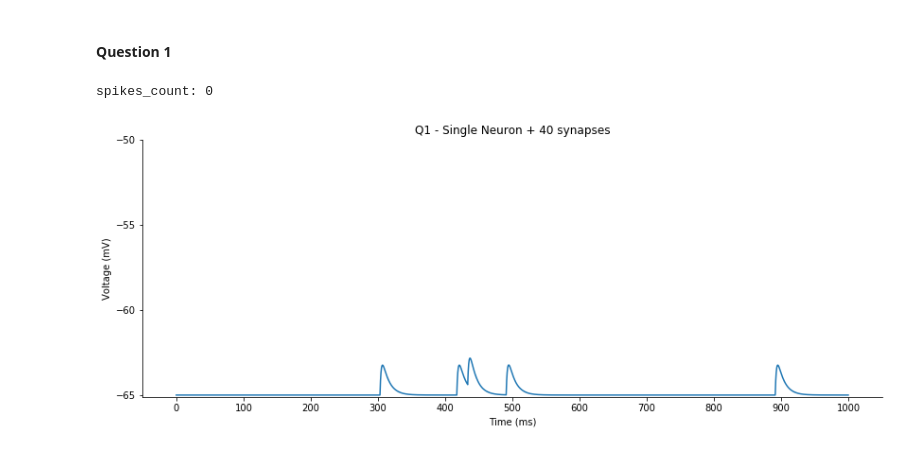
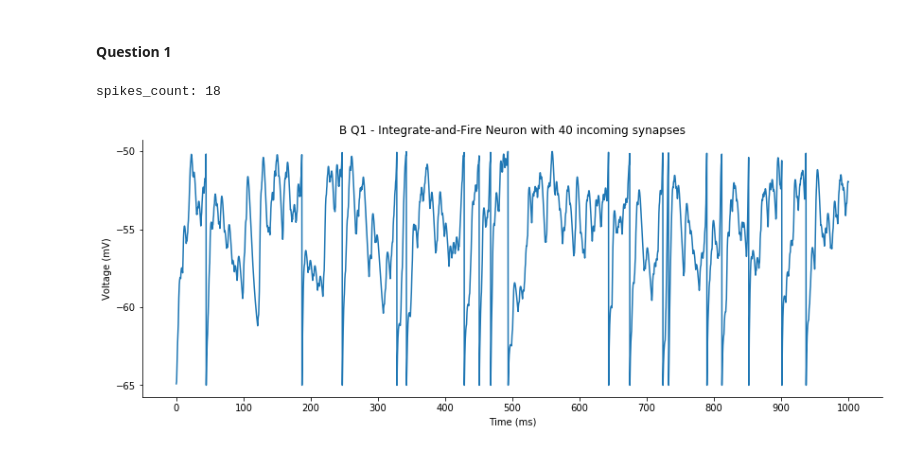
Before and after one commit to leanguardia/cneuroscience-cws, a Jupyter notebook: 3-LIF-Plasticity/B-Synapses.ipynb, the cells around one changed output. Drawn from its saved outputs; the diff is of its cells as text; code cells hidden in the pictures.

```diff
--- a/3-LIF-Plasticity/B-Synapses.ipynb
+++ b/3-LIF-Plasticity/B-Synapses.ipynb
@@ -13,8 +13,11 @@ def voltage_diff(voltage, args_v):
     synapse_current = args_v['synapse_current']
 
     return (leak_potential - voltage + memb_resistance * synapse_current) / tau_m
+# %%
+def synapse_spike_chances(synapses_count):
+    return np.array([random.uniform(0,1) for i in range(synapses_count)])
 # %%
-def q1_real(args_v, args_s, v_reset, v_threshold, synapses_count, time=1000, step=0.25):
+def q1_real(args_v, args_s, v_reset, v_threshold, synapses, time=1000, step=0.25):
     reversal_potential      = args_s['reversal_potential']
     peak_conductance        = args_s['g_bar']
     delta_s                 = args_s['delta_s']
@@ -27,11 +30,11 @@ def q1_real(args_v, args_s, v_reset, v_threshold, synapses_count, time=1000, ste
     spikes_count = 0
     v = v_reset
 
-    s_vec = np.zeros(synapses_count)
-    peak_vec = np.full(synapses_count, peak_conductance, dtype=float)
+    s_vec = np.full(synapses, peak_conductance, dtype=float)
+    peak_vec = np.full(synapses, peak_conductance, dtype=float)
 
     for i in time:
-        synapse_spikes = np.array([random.uniform(0,1) for i in range(synapses_count)])
+        synapse_spikes = synapse_spike_chances(synapses)
         for i, chance in enumerate(synapse_spikes):
             if chance < firing_rate * step:
                 s_vec[i] += delta_s
@@ -49,13 +52,15 @@ def q1_real(args_v, args_s, v_reset, v_threshold, synapses_count, time=1000, ste
 
     return time, volts, spikes_count
 # %%
-args_v = {
+args_v1 = {
     'leak_potential': -65,      # E_L (mV)
     'membrane_resistance': 100, # R_m (mV/nA)
     'tau_m': 10                 # Membrane time constant (ms)
 }
+v_reset = -65
+v_threshold = -50
 
-args_s = {
+args_s1 = {
     'reversal_potential': 0,      # E_s (mV)
     'g_bar': 0.004,               # Peak conductance (nA/mV)
     'delta_s': 0.5,               # Conductance gate jump
@@ -63,28 +68,25 @@ args_s = {
     'firing_rate': 0.015          # Spike Frequency (spikes/ms)
 }
 
-v_reset = -65
-v_threshold = -50
+synapses_count = 40
+time, volts, spikes_count = q1_real(args_v1, args_s1, v_reset, v_threshold, synapses_count)
+print("spikes_count:", spikes_count)
+# %% [output]
+spikes_count: 18
-# %%
-synapses_count = 1
-time, volts, spikes_count = q1_real(args_v, args_s, v_reset, v_threshold, synapses_count)
-print("spikes_count:", spikes_count)
-# %% [output]
-spikes_count: 0
 # %%
 def plot_q1(title, filename, time, volts):
     fig = plt.figure(figsize=(14,5))
     ax = fig.add_subplot()
     ax.spines['right'].set_visible(False)
     ax.spines['top'].set_visible(False)
     ax.set_title(title)
     ax.set_xlabel("Time (ms)")
     ax.set_ylabel("Voltage (mV)")
     ax.plot(time, volts)
     ax.set_yticks(range(-65,-45,5))
     ax.set_xticks(range(0,1001,100))
-    fig.savefig(f"plots/{filename}.png", bbox_inches='tight', pad_inches=0.2, dpi=100)
-title = "Q1 - Single Neuron + 40 synapses"
+#     fig.savefig(f"plots/{filename}.png", bbox_inches='tight', pad_inches=0.2, dpi=100)
+title = "B Q1 - Integrate-and-Fire Neuron with 40 incoming synapses"
 plot_q1(title, 'b_q1', time, volts)
 # %% [output]
-[figure, old version]
+[figure, new version]
```
Also changed, not shown: parts of 9 cells of this notebook.
